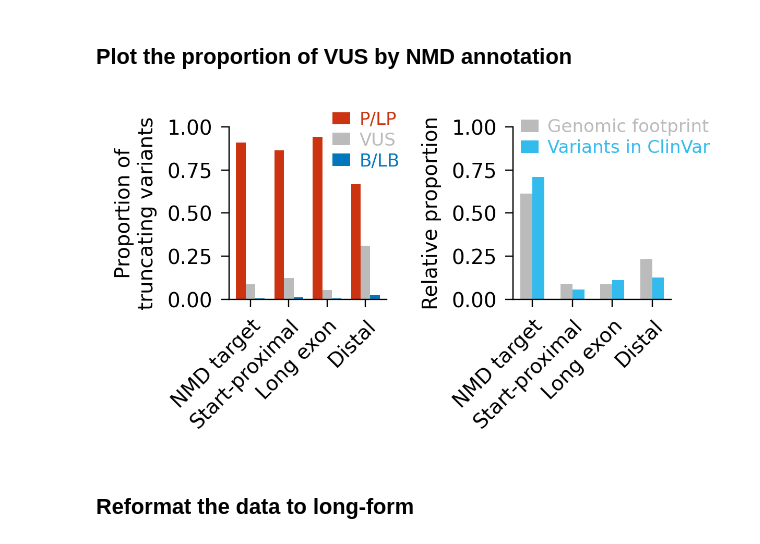
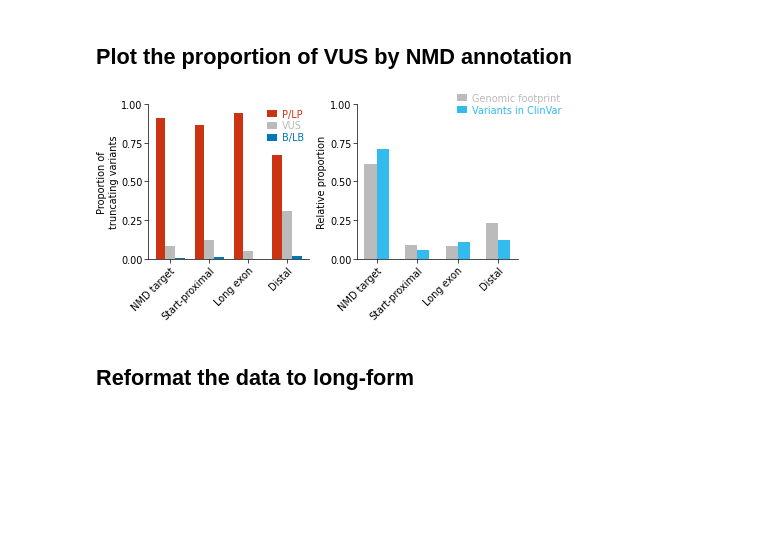
Before and after one commit to alexblakes/regional_nonsense_constraint, a Jupyter notebook: scripts_plots/clinvar_plots.ipynb, the cells around one changed output. Saved outputs shown, nothing was run; the diff lists cells and outputs as text; code cells hidden in the pictures; blank space fills up the shorter version.

Commit message:
Reformat ClinVar plots

```diff
--- a/scripts_plots/clinvar_plots.ipynb
+++ b/scripts_plots/clinvar_plots.ipynb
@@ -14,11 +17,0 @@ import seaborn as sns
-# %%
-# Choose style sheet(s)
-plt.style.use("plot_styles/default.mplstyle")
-
-# Import functions from the _color_tools notebook
-%run _color_tools.ipynb
-
-# Assign the color palette to a variable.
-# Individual colors can be selected by index (e.g. C[0])
-C = sns.color_palette().as_hex()
-sns.color_palette()
@@ -54,8 +38,12 @@ exp = [0.613, 0.088, 0.087, 0.232]  # Genomic footprint of NMD regions
 obs = df["variant_region"].value_counts(normalize=True)[region_order]
 # %%
 # Figure and colour scheme
-fig, (ax1, ax2) = plt.subplots(1, 2, figsize=(3.5, 2), layout="tight",)
-col = sns.color_palette("colorblind").as_hex()
+fig, (ax1, ax2) = plt.subplots(
+    1,
+    2,
+    figsize=(12 * cm, 6 * cm),
+    layout="constrained",
+)
 
 # Axes 1
 ticks = np.arange(len(p))
@@ -63,7 +51,7 @@ width = 0.25
 
 ax1.bar(x=ticks, height=p, width=width, color=C[3], label="P/LP")
 ax1.bar(x=ticks + width, height=v, width=width, color=C[-2], label="VUS")
-ax1.bar(x= (ticks + 2 * width), height=b, width=width, color=C[0], label="B/LB")
+ax1.bar(x=(ticks + 2 * width), height=b, width=width, color=C[0], label="B/LB")
 
 ax1.set_xlabel(None)
 ax1.set_ylabel("Proportion of\ntruncating variants")
@@ -72,43 +60,36 @@ ax1.set_xticks(
     labels=["NMD target", "Start-proximal", "Long exon", "Distal"],
     rotation=45,
     ha="right",
     rotation_mode="anchor",
 )
 ax1.set_yticks(ticks=[0, 0.25, 0.5, 0.75, 1])
 ax1.set_ylim(0, 1)
-ax1.legend(
-    title=None,
-    loc="lower left",
-    bbox_to_anchor=(0.6,0.7)
-)
+ax1.legend(title=None, loc="upper right", bbox_to_anchor=(1, 1))
 
 # Axes 2
 ticks = np.arange(len(exp))
 width = 0.3
 
 ax2.bar(x=ticks, height=exp, width=width, color=C[-2], label="Genomic footprint")
 ax2.bar(
     x=ticks + width, height=obs, width=width, color=C[4], label="Variants in ClinVar"
 )
 
 ax2.set_xticks(
     ticks=(ticks + width / 2),
     labels=region_labels,
     rotation=45,
     ha="right",
     rotation_mode="anchor",
 )
 ax2.set_yticks(ticks=[0, 0.25, 0.5, 0.75, 1])
 ax2.set_ylabel("Relative proportion")
 
-ax2.legend(
-    loc="upper right",
-    bbox_to_anchor=(1.3, 1.1)
-)
+ax2.legend(loc="upper right", bbox_to_anchor=(1.3, 1.1))
 
 plt.savefig("../plots/clinvar_variants_by_region.svg", format="svg")
 # %% [output]
-[figure, old version]
+[figure, new version]
 # %% [markdown]
 ## Reformat the data to long-form
 # %%
```
Also changed, not shown: parts of 4 cells of this notebook.
